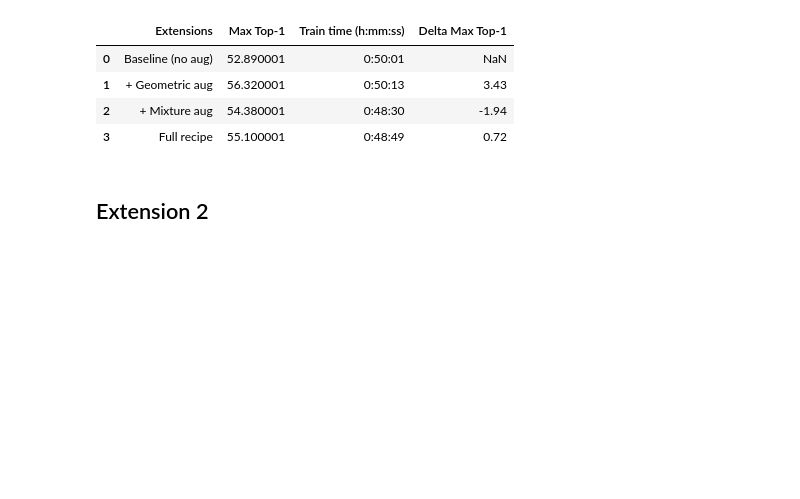
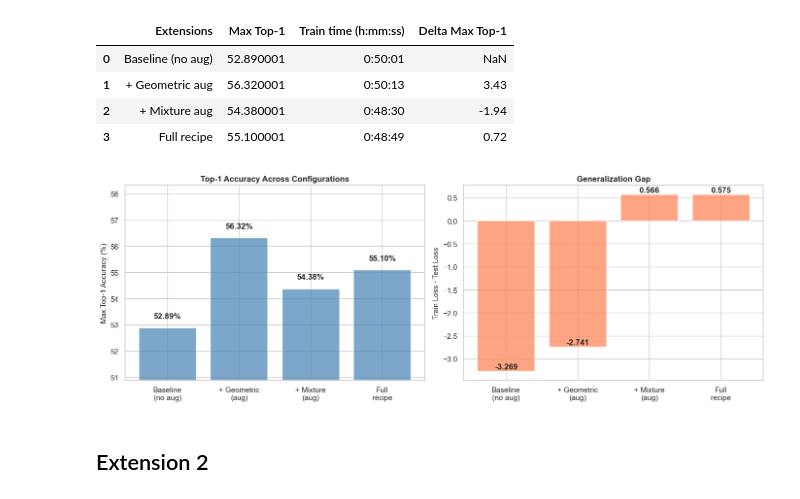
Before and after one commit to marcosoh/dsa5106-convnext-extension, a Jupyter notebook: results/results_from_logs.ipynb, the cells around one changed output. Saved outputs shown, nothing was run; the diff lists cells and outputs as text; code cells hidden in the pictures; blank space fills up the shorter version.

```diff
--- a/results/results_from_logs.ipynb
+++ b/results/results_from_logs.ipynb
@@ -174,6 +174,51 @@ df
 | 1 | + Geometric aug | 56.320001 | 0:50:13 | 3.43 |
 | 2 | + Mixture aug | 54.380001 | 0:48:30 | -1.94 |
 | 3 | Full recipe | 55.100001 | 0:48:49 | 0.72 |
+# %%
+# Prepare data
+extensions = ["Baseline\n(no aug)", "+ Geometric\n(aug)", "+ Mixture\n(aug)", "Full\nrecipe"]
+max_top1 = [
+    max(extracted_metrics_1a["test_acc1"]),
+    max(extracted_metrics_1b["test_acc1"]),
+    max(extracted_metrics_1c["test_acc1"]),
+    max(extracted_metrics_1d["test_acc1"])
+]
+
+# Calculate generalization gap (train_loss - test_loss at final epoch)
+gen_gaps = [
+    extracted_metrics_1a["train_loss"][-1] - extracted_metrics_1a["test_loss"][-1],
+    extracted_metrics_1b["train_loss"][-1] - extracted_metrics_1b["test_loss"][-1],
+    extracted_metrics_1c["train_loss"][-1] - extracted_metrics_1c["test_loss"][-1],
+    extracted_metrics_1d["train_loss"][-1] - extracted_metrics_1d["test_loss"][-1],
+]
+
+# Create subplots
+fig, axes = plt.subplots(1, 2, figsize=(14, 5))
+
+# Subplot 1: Top-1 Accuracy
+x = np.arange(len(extensions))
+axes[0].bar(x, max_top1, color='steelblue', alpha=0.7)
+axes[0].set_ylabel('Max Top-1 Accuracy (%)', fontsize=11)
+axes[0].set_title('Top-1 Accuracy Across Configurations', fontsize=12, fontweight='bold')
+axes[0].set_xticks(x)
+axes[0].set_xticklabels(extensions)
+axes[0].set_ylim([min(max_top1) - 2, max(max_top1) + 2])
+for i, v in enumerate(max_top1):
+    axes[0].text(i, v + 0.3, f'{v:.2f}%', ha='center', va='bottom', fontweight='bold')
+
+# Subplot 2: Generalization Gap
+axes[1].bar(x, gen_gaps, color='coral', alpha=0.7)
+axes[1].set_ylabel('Train Loss - Test Loss', fontsize=11)
+axes[1].set_title('Generalization Gap', fontsize=12, fontweight='bold')
+axes[1].set_xticks(x)
+axes[1].set_xticklabels(extensions)
+for i, v in enumerate(gen_gaps):
+    axes[1].text(i, v + 0.01, f'{v:.3f}', ha='center', va='bottom', fontweight='bold')
+
+plt.tight_layout()
+plt.show()
+# %% [output]
+[figure, added]
 # %% [markdown]
 ## Extension 2
 # %%
```
Also changed, not shown: parts of 2 cells of this notebook.
